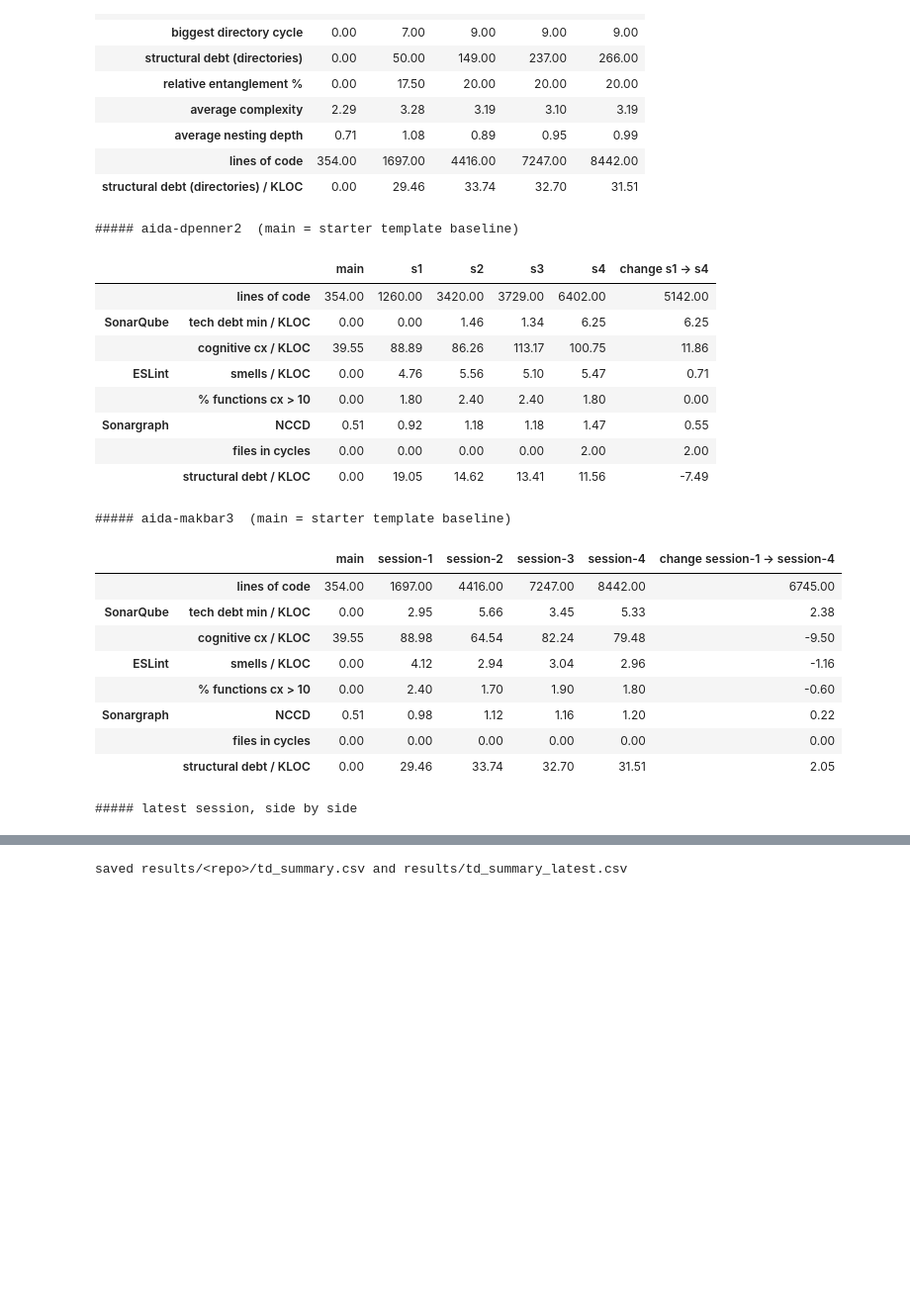
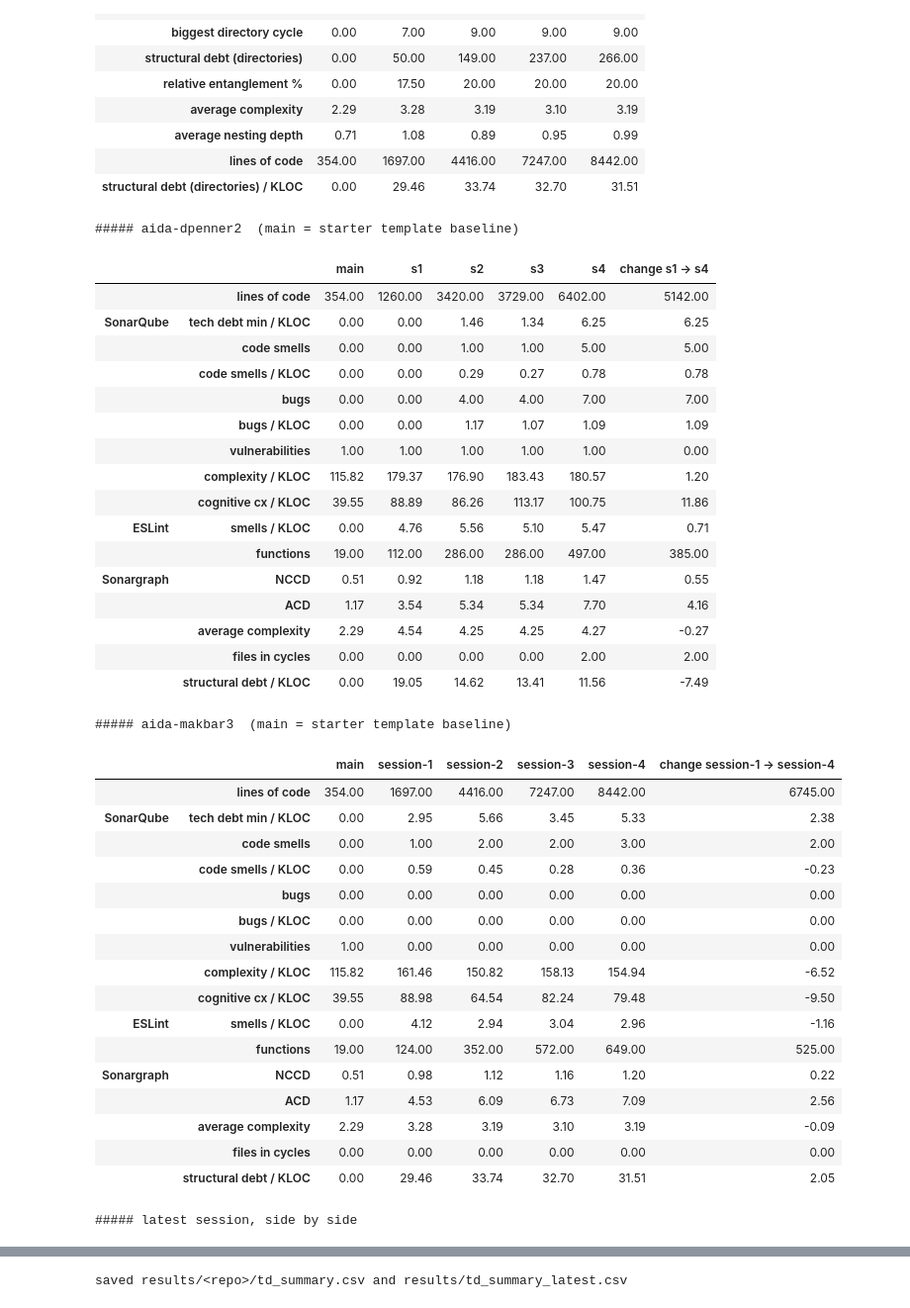
Before and after one commit to LukasOttenhof/RepositoryStaticAnalysis, a Jupyter notebook: td_analysis.ipynb, the cells around one changed output, grey strips where cells are left out. Shown at 99% size. Saved outputs shown, nothing was run; the diff lists cells and outputs as text; code cells hidden in the pictures; blank space fills up the shorter version.

```diff
--- a/td_analysis.ipynb
+++ b/td_analysis.ipynb
@@ -419,15 +418,20 @@ analysing aida-makbar3--session-4
 # ============================================================================
 # 5. Summary - technical debt per session, all three tools
 # ============================================================================
-# Only size-independent metrics (ratios, percentages, per-KLOC), since the code
-# base grows several-fold across sessions and raw counts mostly measure growth.
+# Mostly size-independent metrics (per-KLOC, averages, NCCD), since the code base
+# grows several-fold across sessions and raw counts mostly measure growth.
 # `main` is the starter template every participant forked - the baseline.
 #
 #   tech debt min / KLOC   SonarQube: remediation minutes per 1000 lines
+#   code smells, bugs,     SonarQube: open issues (raw counts are small, so smells and
+#   vulnerabilities                   bugs are also shown per KLOC)
+#   complexity / KLOC      SonarQube: cyclomatic complexity (number of paths through the code)
 #   cognitive cx / KLOC    SonarQube: how hard the code is to understand
 #   smells / KLOC          ESLint: Johannes et al. JavaScript smells
-#   % complex functions    ESLint: share of functions with cyclomatic complexity > 10
+#   functions              ESLint: number of functions (incl. arrow functions and methods)
 #   NCCD                   Sonargraph: coupling vs. a balanced tree (> 1 = more tangled)
+#   ACD                    Sonargraph: average number of files each file depends on
+#   average complexity     Sonargraph: mean cyclomatic complexity per function
 #   files in cycles        Sonargraph: files in circular dependencies
 #   structural debt / KLOC Sonargraph: effort to break directory-level cycles
 def per_kloc(v, repo, b):
@@ -436,51 +440,75 @@ def per_kloc(v, repo, b):
 FINAL = [   # (tool, label, value function)
     ("",           "lines of code",          lambda r, b: LOC[r, b]),
     ("SonarQube",  "tech debt min / KLOC",   lambda r, b: per_kloc(SONAR[r, b].get("sqale_index"), r, b)),
+    ("SonarQube",  "code smells",            lambda r, b: SONAR[r, b].get("code_smells")),
+    ("SonarQube",  "code smells / KLOC",     lambda r, b: per_kloc(SONAR[r, b].get("code_smells"), r, b)),
+    ("SonarQube",  "bugs",                   lambda r, b: SONAR[r, b].get("bugs")),
+    ("SonarQube",  "bugs / KLOC",            lambda r, b: per_kloc(SONAR[r, b].get("bugs"), r, b)),
+    ("SonarQube",  "vulnerabilities",        lambda r, b: SONAR[r, b].get("vulnerabilities")),
+    ("SonarQube",  "complexity / KLOC",      lambda r, b: per_kloc(SONAR[r, b].get("complexity"), r, b)),
     ("SonarQube",  "cognitive cx / KLOC",    lambda r, b: per_kloc(SONAR[r, b].get("cognitive_complexity"), r, b)),
     ("ESLint",     "smells / KLOC",          lambda r, b: per_kloc(ESL[r, b].get("eslint_smells"), r, b)),
-    ("ESLint",     f"% functions cx > {td.COMPLEX_FN_THRESHOLD}", lambda r, b: ESL[r, b].get("fn_pct_over_threshold")),
+    ("ESLint",     "functions",              lambda r, b: ESL[r, b].get("fn_count")),
     ("Sonargraph", "NCCD",                   lambda r, b: SG[r, b].get("sg_NCCD")),
+    ("Sonargraph", "ACD",                    lambda r, b: SG[r, b].get("sg_ACD")),
+    ("Sonargraph", "average complexity",     lambda r, b: SG[r, b].get("sg_Average Complexity")),
     ("Sonargraph", "files in cycles",        lambda r, b: SG[r, b].get("sg_Number of Cyclic Components")),
     ("Sonargraph", "structural debt / KLOC", lambda r, b: per_kloc(SG[r, b].get("sg_Structural Debt Index (Typescript Directories)"), r, b)),
 ]
 
 summary = {}
 for repo, branches in REPOS.items():
     t = pd.DataFrame({b.split("/")[-1]: [f(repo, b) for _, _, f in FINAL] for b in branches},
                      index=pd.MultiIndex.from_tuples([(tool, label) for tool, label, _ in FINAL]))
     sessions = t.columns[1:]                          # everything after the `main` baseline
     t[f"change {sessions[0]} -> {sessions[-1]}"] = (t[sessions[-1]] - t[sessions[0]]).round(2)
     summary[repo] = t
     print(f"\n##### {repo}  (main = starter template baseline)")
     display(t)
     t.to_csv(td.RESULTS / repo / "td_summary.csv")
 
 # both participants' latest session side by side
 latest = pd.DataFrame({f"{repo} ({branches[-1].split('/')[-1]})": summary[repo].iloc[:, -2]
                        for repo, branches in REPOS.items()})
 print("\n##### latest session, side by side")
 display(latest)
 latest.to_csv(td.RESULTS / "td_summary_latest.csv")
 print(f"saved results/<repo>/td_summary.csv and results/td_summary_latest.csv")
 # %% [output]
 ##### aida-dpenner2  (main = starter template baseline)
 |  |  | main | s1 | s2 | s3 | s4 | change s1 -> s4 |
 |  | lines of code | 354.00 | 1260.00 | 3420.00 | 3729.00 | 6402.00 | 5142.00 |
 | SonarQube | tech debt min / KLOC | 0.00 | 0.00 | 1.46 | 1.34 | 6.25 | 6.25 |
+|  | code smells | 0.00 | 0.00 | 1.00 | 1.00 | 5.00 | 5.00 |
+|  | code smells / KLOC | 0.00 | 0.00 | 0.29 | 0.27 | 0.78 | 0.78 |
+|  | bugs | 0.00 | 0.00 | 4.00 | 4.00 | 7.00 | 7.00 |
+|  | bugs / KLOC | 0.00 | 0.00 | 1.17 | 1.07 | 1.09 | 1.09 |
+|  | vulnerabilities | 1.00 | 1.00 | 1.00 | 1.00 | 1.00 | 0.00 |
+|  | complexity / KLOC | 115.82 | 179.37 | 176.90 | 183.43 | 180.57 | 1.20 |
 |  | cognitive cx / KLOC | 39.55 | 88.89 | 86.26 | 113.17 | 100.75 | 11.86 |
 | ESLint | smells / KLOC | 0.00 | 4.76 | 5.56 | 5.10 | 5.47 | 0.71 |
-|  | % functions cx > 10 | 0.00 | 1.80 | 2.40 | 2.40 | 1.80 | 0.00 |
+|  | functions | 19.00 | 112.00 | 286.00 | 286.00 | 497.00 | 385.00 |
 | Sonargraph | NCCD | 0.51 | 0.92 | 1.18 | 1.18 | 1.47 | 0.55 |
+|  | ACD | 1.17 | 3.54 | 5.34 | 5.34 | 7.70 | 4.16 |
+|  | average complexity | 2.29 | 4.54 | 4.25 | 4.25 | 4.27 | -0.27 |
 |  | files in cycles | 0.00 | 0.00 | 0.00 | 0.00 | 2.00 | 2.00 |
 |  | structural debt / KLOC | 0.00 | 19.05 | 14.62 | 13.41 | 11.56 | -7.49 |
 ##### aida-makbar3  (main = starter template baseline)
 |  |  | main | session-1 | session-2 | session-3 | session-4 | change session-1 -> session-4 |
 |  | lines of code | 354.00 | 1697.00 | 4416.00 | 7247.00 | 8442.00 | 6745.00 |
 | SonarQube | tech debt min / KLOC | 0.00 | 2.95 | 5.66 | 3.45 | 5.33 | 2.38 |
+|  | code smells | 0.00 | 1.00 | 2.00 | 2.00 | 3.00 | 2.00 |
+|  | code smells / KLOC | 0.00 | 0.59 | 0.45 | 0.28 | 0.36 | -0.23 |
+|  | bugs | 0.00 | 0.00 | 0.00 | 0.00 | 0.00 | 0.00 |
+|  | bugs / KLOC | 0.00 | 0.00 | 0.00 | 0.00 | 0.00 | 0.00 |
+|  | vulnerabilities | 1.00 | 0.00 | 0.00 | 0.00 | 0.00 | 0.00 |
+|  | complexity / KLOC | 115.82 | 161.46 | 150.82 | 158.13 | 154.94 | -6.52 |
 |  | cognitive cx / KLOC | 39.55 | 88.98 | 64.54 | 82.24 | 79.48 | -9.50 |
 | ESLint | smells / KLOC | 0.00 | 4.12 | 2.94 | 3.04 | 2.96 | -1.16 |
-|  | % functions cx > 10 | 0.00 | 2.40 | 1.70 | 1.90 | 1.80 | -0.60 |
+|  | functions | 19.00 | 124.00 | 352.00 | 572.00 | 649.00 | 525.00 |
 | Sonargraph | NCCD | 0.51 | 0.98 | 1.12 | 1.16 | 1.20 | 0.22 |
+|  | ACD | 1.17 | 4.53 | 6.09 | 6.73 | 7.09 | 2.56 |
+|  | average complexity | 2.29 | 3.28 | 3.19 | 3.10 | 3.19 | -0.09 |
 |  | files in cycles | 0.00 | 0.00 | 0.00 | 0.00 | 0.00 | 0.00 |
 |  | structural debt / KLOC | 0.00 | 29.46 | 33.74 | 32.70 | 31.51 | 2.05 |
 ##### latest session, side by side
```
Also changed, not shown: parts of 2 cells of this notebook, 3 other files.
